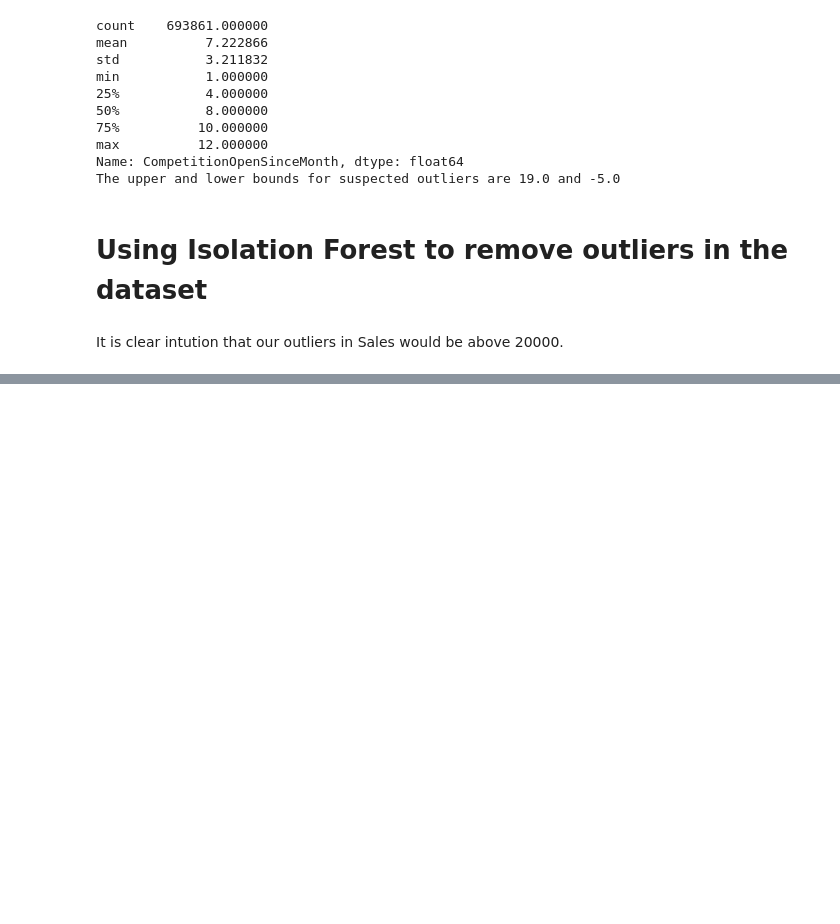
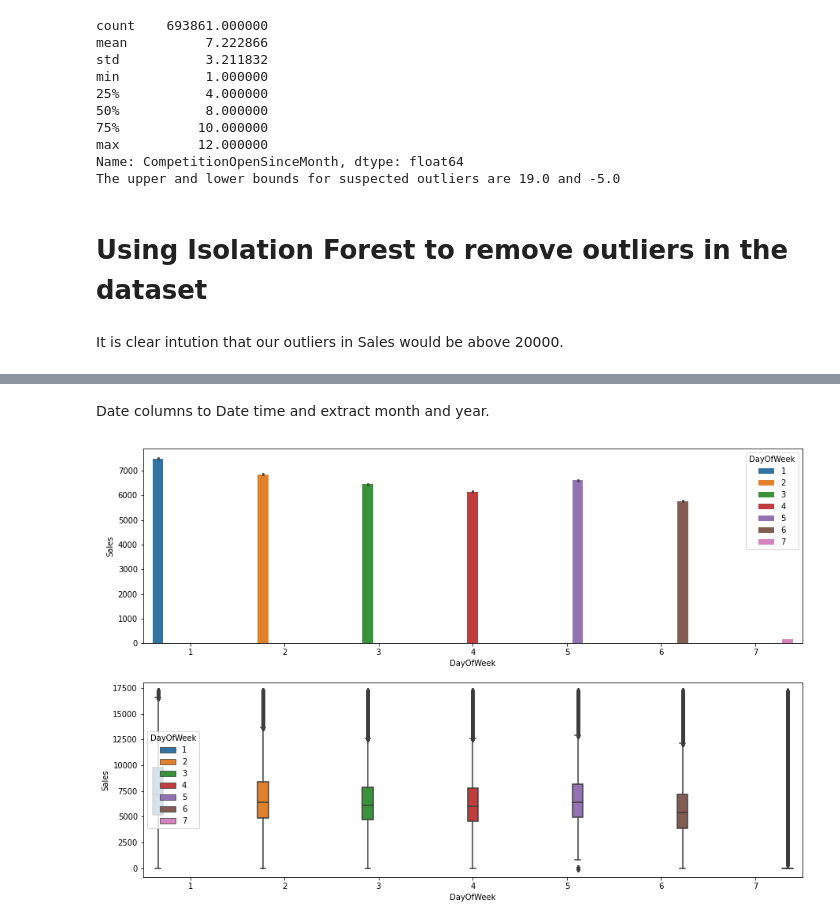
Before and after one commit to AnkitPatel745/Retail-Sales-Prediction-Capstone_Project, a Jupyter notebook: Rossmann_Sales_Prediction_Capstone_Project(ML_Regression).ipynb, the cells around one changed output, grey strips where cells are left out. Cells and saved outputs as stored; diff of their text form; code cells hidden in the pictures; blank space fills up the shorter version.

Commit message:
Data Cleaning Part - 5

```diff
--- a/Rossmann_Sales_Prediction_Capstone_Project(ML_Regression).ipynb
+++ b/Rossmann_Sales_Prediction_Capstone_Project(ML_Regression).ipynb
@@ -395,0 +434,2 @@ df= df[(df['Open'] != 0) & (df['Sales'] > 0)]
+# %% [markdown]
+Date columns to Date time and extract month and year.
@@ -395,0 +438,22 @@ df= df[(df['Open'] != 0) & (df['Sales'] > 0)]
+# %%
+# Seperating month, year and day from date.
+df['Month'] = pd.DatetimeIndex(df['Date']).month
+df['Year'] = pd.DatetimeIndex(df['Date']).year
+df['Day'] = pd.DatetimeIndex(df['Date']).day
+# %%
+df.drop(['Date'],axis = 1, inplace=True)
+# %%
+#StateHoliday - indicates a state holiday. Normally all stores, with few exceptions, are closed on state holidays.
+#Note that all schools are closed on public holidays and weekends. a = public holiday, b = Easter holiday, c = Christmas, 0 = None
+df["StateHoliday"] = df["StateHoliday"].map({0: 0, "0": 0, "a": 1, "b": 1, "c": 1})
+# %%
+# The data of sales histroy is between 1/01/2013 to 31/07/15, which is 2.5 years.
+def plotter(StringA , StringB):
+  fig, axes = plt.subplots(2,1)
+  fig.set_size_inches(15, 10)
+  sns.barplot(x=StringA, y=StringB, data=df ,hue="DayOfWeek", ax = axes[0])
+  sns.boxplot(x=StringA, y=StringB, data=df ,hue="DayOfWeek", ax=axes[1])
+# %%
+plotter("DayOfWeek" , "Sales")
+# %% [output]
+[figure, added]
```
Also changed, not shown: parts of 12 cells of this notebook.
